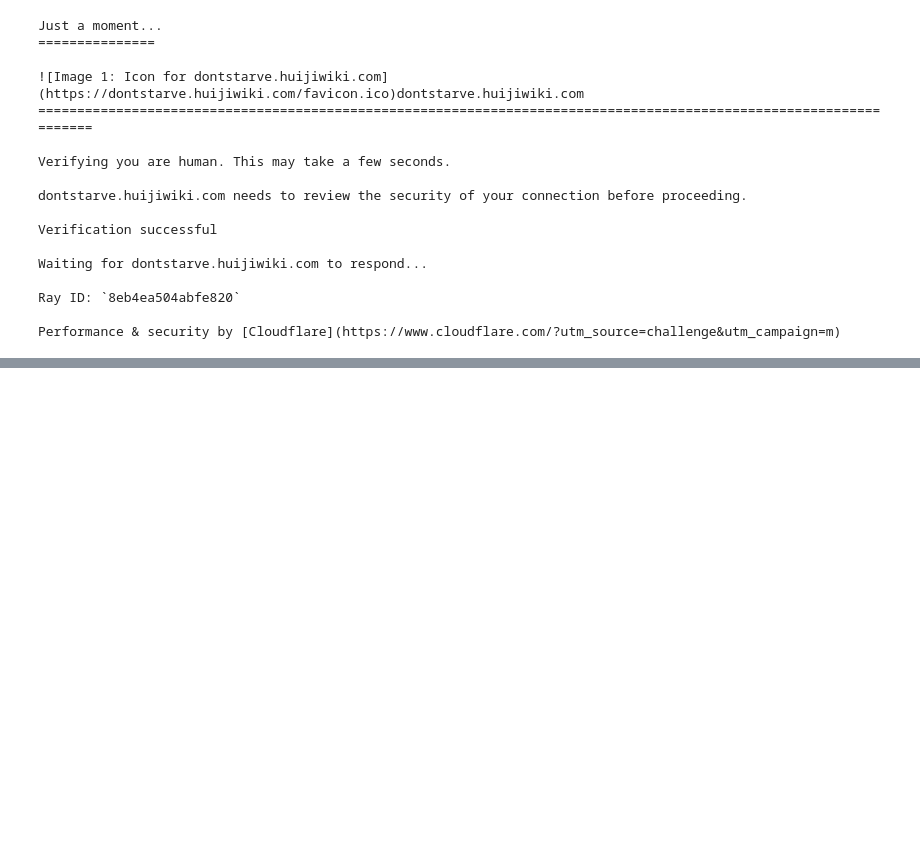
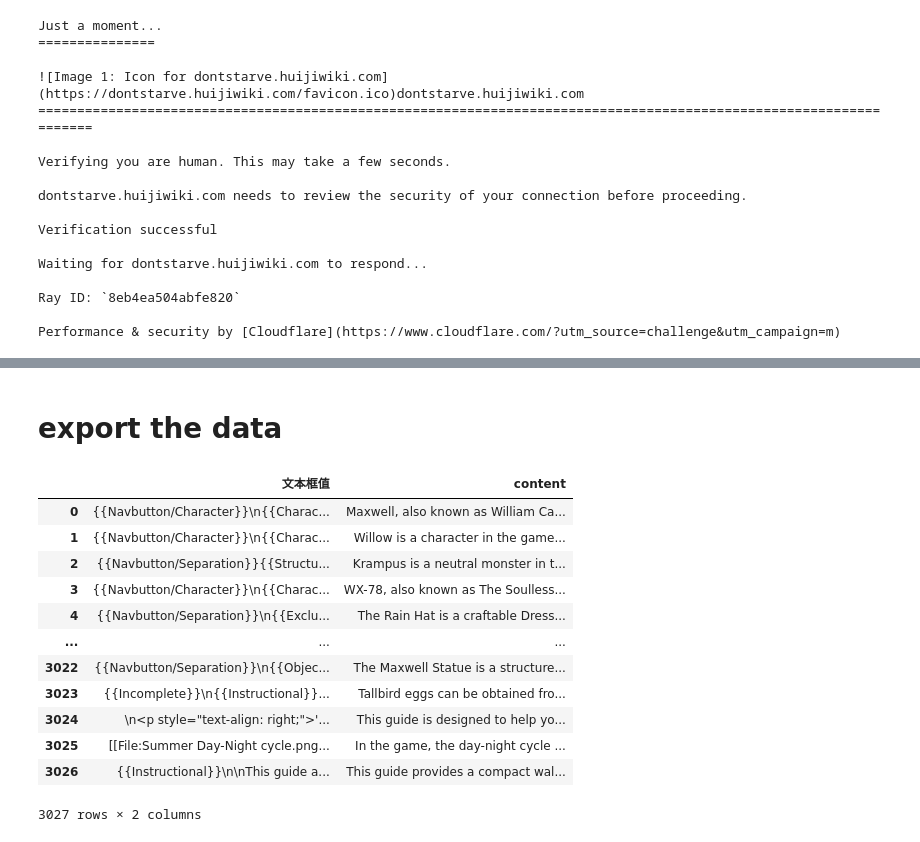
Before and after one commit to bu-bu-xxx/dify, a Jupyter notebook: dst/web.ipynb, the cells around one changed output, grey strips where cells are left out. Saved outputs shown, nothing was run; the diff lists cells and outputs as text; code cells hidden in the pictures; blank space fills up the shorter version.

```diff
--- a/dst/web.ipynb
+++ b/dst/web.ipynb
@@ -96,0 +373,18 @@ Performance & security by [Cloudflare](https://www.cloudflare.com/?utm_source=ch
+# %% [markdown]
+# export the data
+# %%
+wiki_content_en_pre
+# %% [output]
+|  | 文本框值 | content |
+| 0 | {{Navbutton/Character}}\n{{Charac... | Maxwell, also known as William Ca... |
+| 1 | {{Navbutton/Character}}\n{{Charac... | Willow is a character in the game... |
+| 2 | {{Navbutton/Separation}}{{Structu... | Krampus is a neutral monster in t... |
+| 3 | {{Navbutton/Character}}\n{{Charac... | WX-78, also known as The Soulless... |
+| 4 | {{Navbutton/Separation}}\n{{Exclu... | The Rain Hat is a craftable Dress... |
+| ... | ... | ... |
+| 3022 | {{Navbutton/Separation}}\n{{Objec... | The Maxwell Statue is a structure... |
+| 3023 | {{Incomplete}}\n{{Instructional}}... | Tallbird eggs can be obtained fro... |
+| 3024 | \n<p style="text-align: right;">'... | This guide is designed to help yo... |
+| 3025 | [[File:Summer Day-Night cycle.png... | In the game, the day-night cycle ... |
+| 3026 | {{Instructional}}\n\nThis guide a... | This guide provides a compact wal... |
+3027 rows × 2 columns
```
Also changed, not shown: parts of 34 cells of this notebook, 27 other files.
